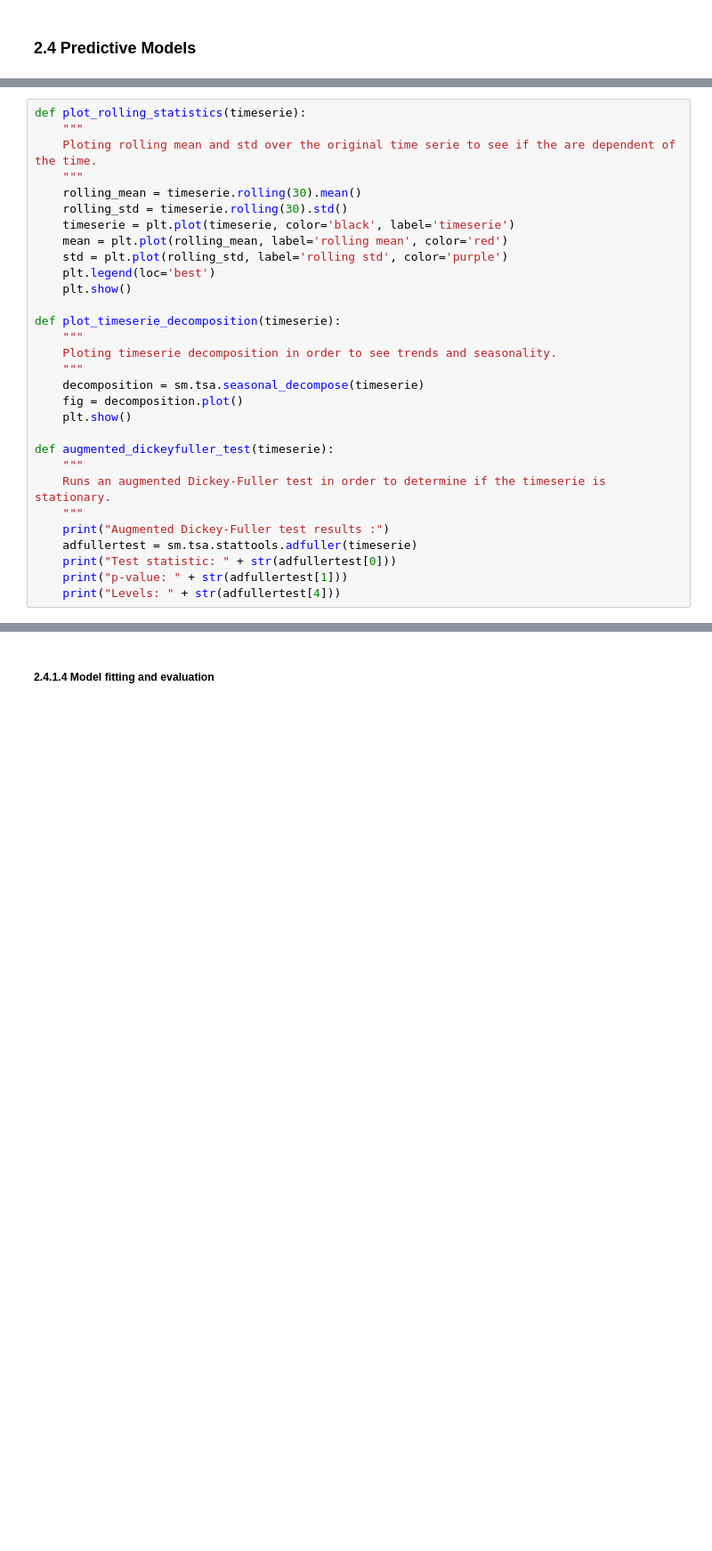
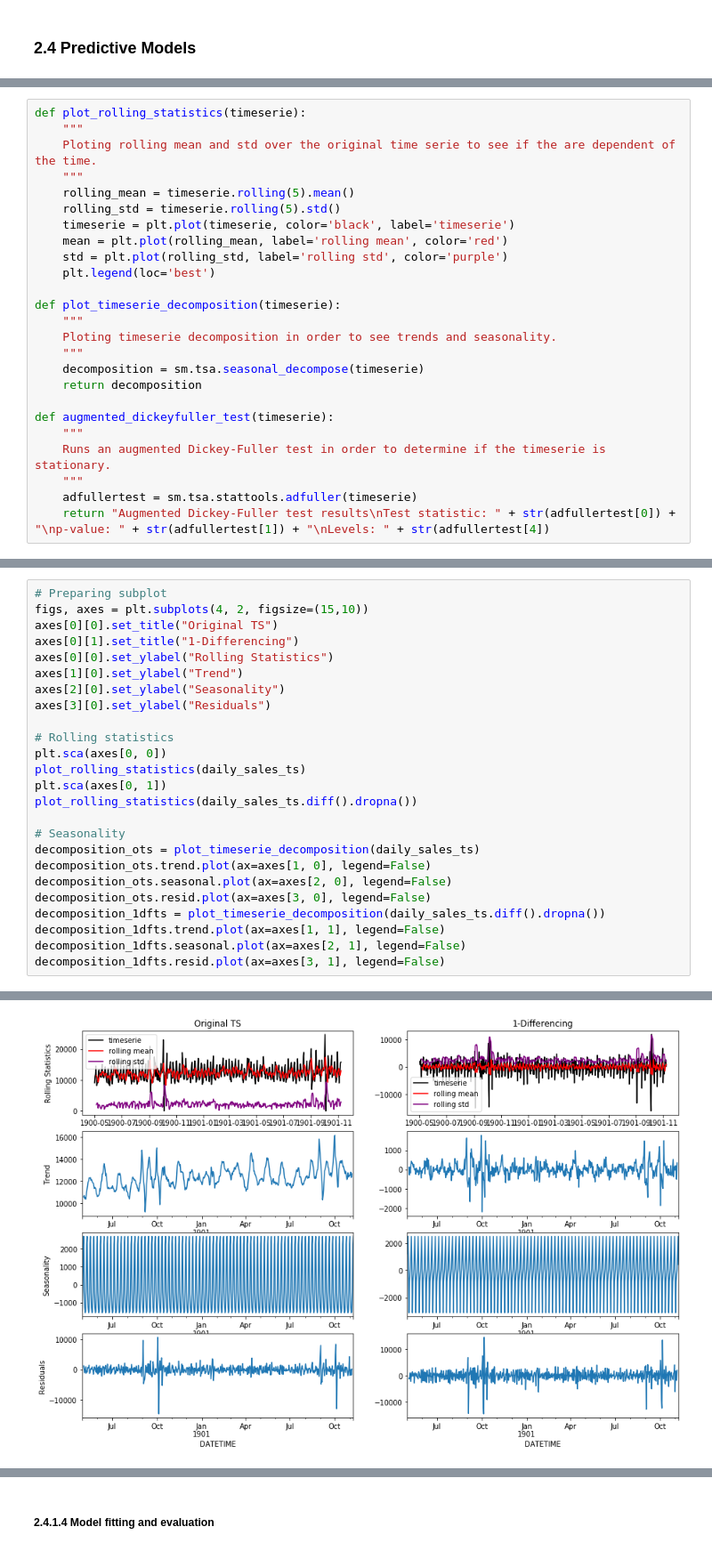
Before and after one commit to LouisAuneau/MISC-sales-forecasting, a Jupyter notebook: Report.ipynb, the cells around one changed output, grey strips where cells are left out. Shown: that part at 89% size. Saved outputs shown, nothing was run; the diff lists cells and outputs as text; blank space fills up the shorter version.

```diff
--- a/Report.ipynb
+++ b/Report.ipynb
@@ -274,29 +286,24 @@ def plot_rolling_statistics(timeserie):
     """
     Ploting rolling mean and std over the original time serie to see if the are dependent of the time.
     """
-    rolling_mean = timeserie.rolling(30).mean()
-    rolling_std = timeserie.rolling(30).std()
+    rolling_mean = timeserie.rolling(5).mean()
+    rolling_std = timeserie.rolling(5).std()
     timeserie = plt.plot(timeserie, color='black', label='timeserie')
     mean = plt.plot(rolling_mean, label='rolling mean', color='red')
     std = plt.plot(rolling_std, label='rolling std', color='purple')
     plt.legend(loc='best')
-    plt.show()
 
 def plot_timeserie_decomposition(timeserie):
     """
     Ploting timeserie decomposition in order to see trends and seasonality.
     """
     decomposition = sm.tsa.seasonal_decompose(timeserie)
-    fig = decomposition.plot()
-    plt.show()
+    return decomposition
 
 def augmented_dickeyfuller_test(timeserie):
     """
     Runs an augmented Dickey-Fuller test in order to determine if the timeserie is stationary.
     """
-    print("Augmented Dickey-Fuller test results :")
     adfullertest = sm.tsa.stattools.adfuller(timeserie)
-    print("Test statistic: " + str(adfullertest[0]))
-    print("p-value: " + str(adfullertest[1]))
-    print("Levels: " + str(adfullertest[4]))
+    return "Augmented Dickey-Fuller test results\nTest statistic: " + str(adfullertest[0]) + "\np-value: " + str(adfullertest[1]) + "\nLevels: " + str(adfullertest[4])
 # %% [markdown]
@@ -322,0 +311,26 @@ daily_sales_ts_diff = daily_sales_ts.diff().fillna(0) # Applying the one differe
+# %%
+# Preparing subplot
+figs, axes = plt.subplots(4, 2, figsize=(15,10))
+axes[0][0].set_title("Original TS")
+axes[0][1].set_title("1-Differencing")
+axes[0][0].set_ylabel("Rolling Statistics")
+axes[1][0].set_ylabel("Trend")
+axes[2][0].set_ylabel("Seasonality")
+axes[3][0].set_ylabel("Residuals")
+
+# Rolling statistics
+plt.sca(axes[0, 0])
+plot_rolling_statistics(daily_sales_ts)
+plt.sca(axes[0, 1])
+plot_rolling_statistics(daily_sales_ts.diff().dropna())
+
+# Seasonality
+decomposition_ots = plot_timeserie_decomposition(daily_sales_ts)
+decomposition_ots.trend.plot(ax=axes[1, 0], legend=False)
+decomposition_ots.seasonal.plot(ax=axes[2, 0], legend=False)
+decomposition_ots.resid.plot(ax=axes[3, 0], legend=False)
+decomposition_1dfts = plot_timeserie_decomposition(daily_sales_ts.diff().dropna())
+decomposition_1dfts.trend.plot(ax=axes[1, 1], legend=False)
+decomposition_1dfts.seasonal.plot(ax=axes[2, 1], legend=False)
+decomposition_1dfts.resid.plot(ax=axes[3, 1], legend=False)
+# %% [output]
@@ -322,0 +338 @@ daily_sales_ts_diff = daily_sales_ts.diff().fillna(0) # Applying the one differe
+[figure, added]
```
Also changed, not shown: parts of 38 cells of this notebook.
